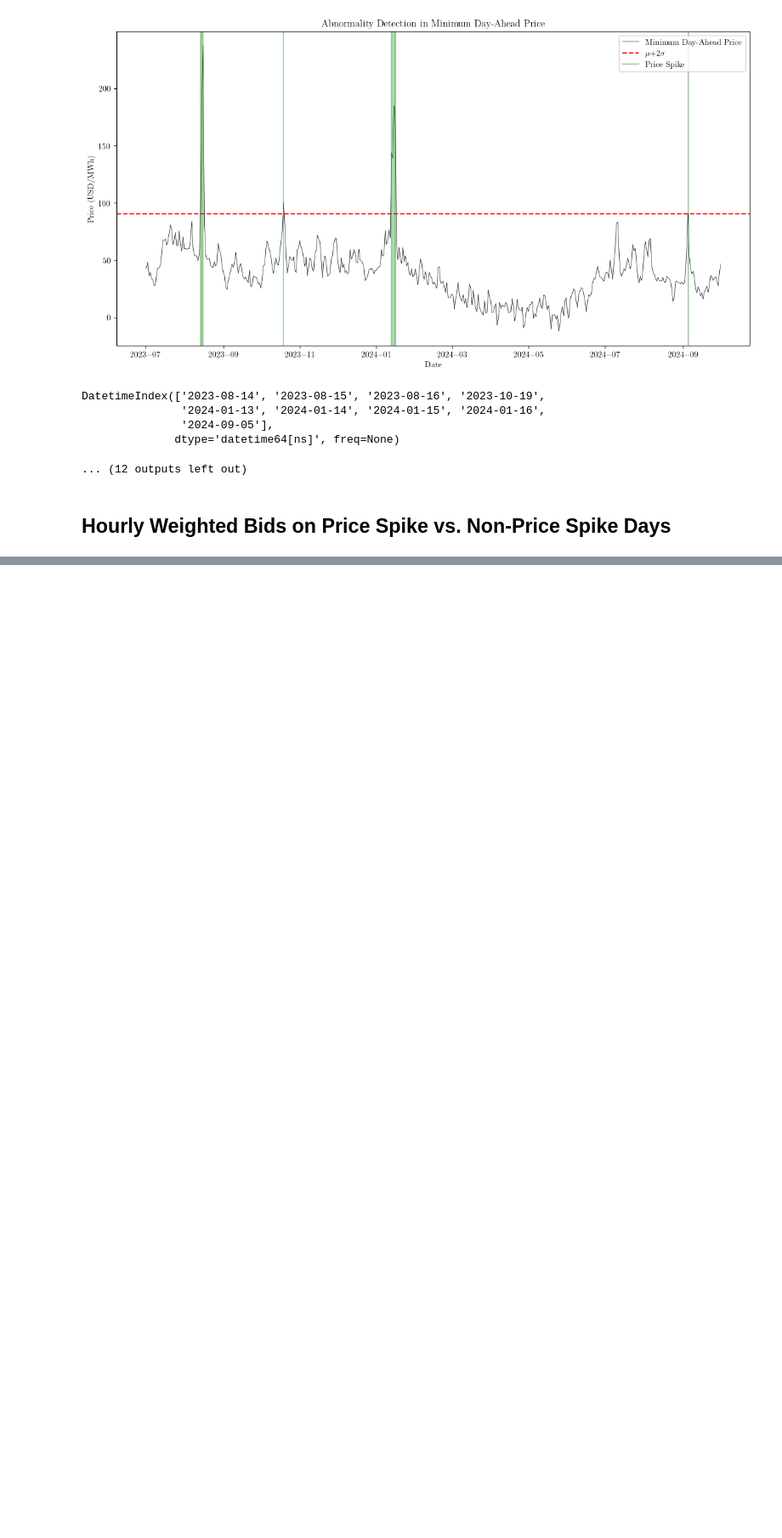
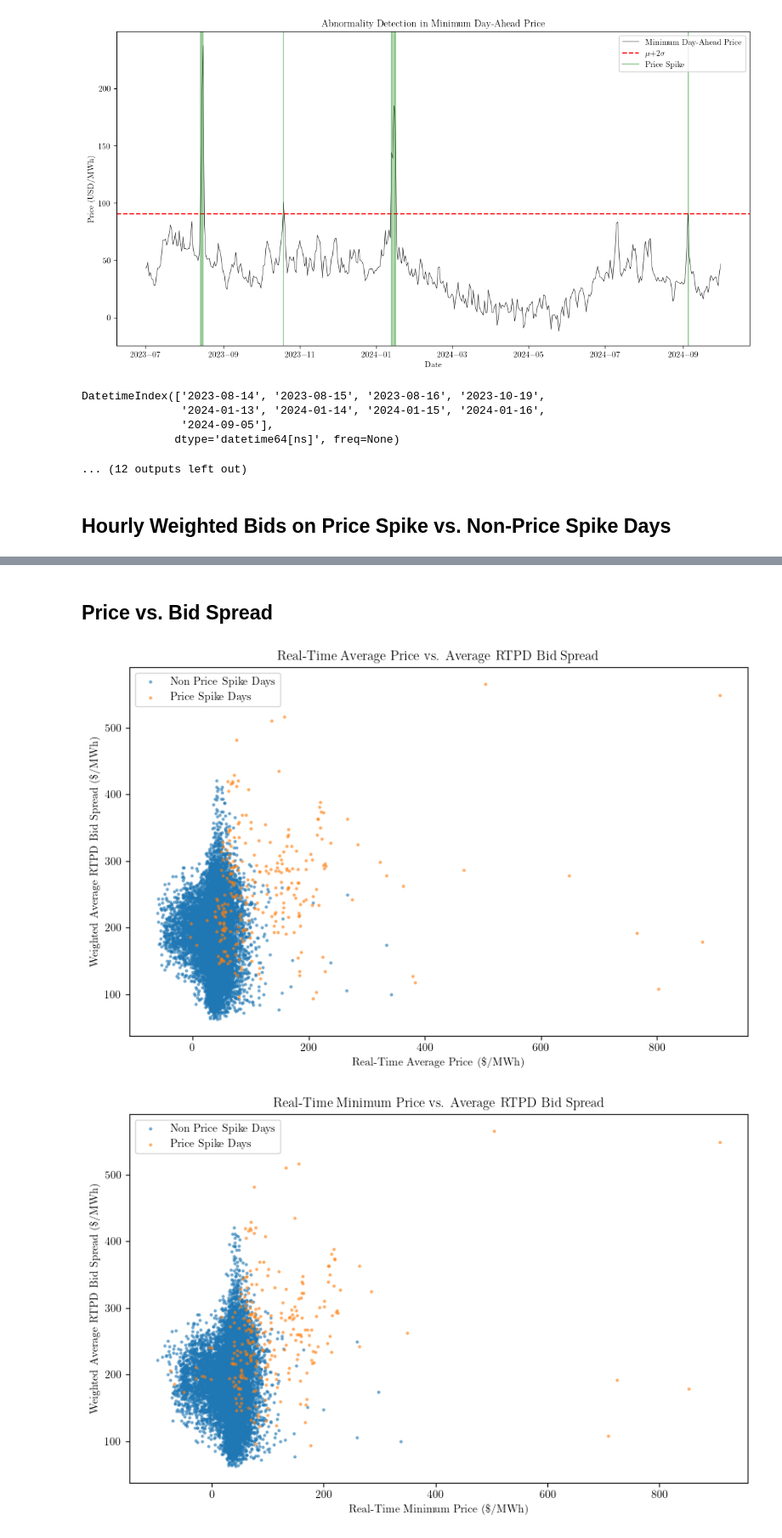
Before and after one commit to nmadev/CAISO-EnergyStorage, a Jupyter notebook: CAISO_ES_BIDS/CAISO_ES_BID_FINAL_ANALYSIS.ipynb, the cells around one changed output, grey strips where cells are left out. Shown at 85% size. Saved outputs shown, nothing was run; the diff lists cells and outputs as text; code cells hidden in the pictures; blank space fills up the shorter version.

```diff
--- a/CAISO_ES_BIDS/CAISO_ES_BID_FINAL_ANALYSIS.ipynb
+++ b/CAISO_ES_BIDS/CAISO_ES_BID_FINAL_ANALYSIS.ipynb
@@ -470,0 +493,2 @@ n non price spike: 10680
+# %% [markdown]
+## Price vs. Bid Spread
@@ -470,0 +536,75 @@ n non price spike: 10680
+# %%
+plot_price_bid_spread(
+    data=hourly_df,
+    spike_days=RTP_spike_days_avg,
+    market="rtpd",
+    price_col="rt_price_avg",
+    spike_days_description="Real-Time Average",
+)
+
+plot_price_bid_spread(
+    data=hourly_df,
+    spike_days=RTP_spike_days_min,
+    market="rtpd",
+    price_col="rt_price_min",
+    spike_days_description="Real-Time Minimum",
+)
+
+plot_price_bid_spread(
+    data=hourly_df,
+    spike_days=RTP_spike_days_max,
+    market="rtpd",
+    price_col="rt_price_max",
+    spike_days_description="Real-Time Maximum",
+)
+
+plot_price_bid_spread(
+    data=hourly_df,
+    spike_days=RTP_spike_days_avg,
+    market="ifm",
+    price_col="rt_price_avg",
+    spike_days_description="Real-Time Average",
+)
+
+plot_price_bid_spread(
+    data=hourly_df,
+    spike_days=RTP_spike_days_min,
+    market="ifm",
+    price_col="rt_price_min",
+    spike_days_description="Real-Time Minimum",
+)
+
+plot_price_bid_spread(
+    data=hourly_df,
+    spike_days=RTP_spike_days_max,
+    market="ifm",
+    price_col="rt_price_max",
+    spike_days_description="Real-Time Maximum",
+)
+
+plot_price_bid_spread(
+    data=hourly_df,
+    spike_days=DAP_spike_days_avg,
+    market="ifm",
+    price_col="da_price_avg",
+    spike_days_description="Day-Ahead Average",
+)
+
+plot_price_bid_spread(
+    data=hourly_df,
+    spike_days=DAP_spike_days_min,
+    market="ifm",
+    price_col="da_price_min",
+    spike_days_description="Day-Ahead Minimum",
+)
+
+plot_price_bid_spread(
+    data=hourly_df,
+    spike_days=DAP_spike_days_max,
+    market="ifm",
+    price_col="da_price_max",
+    spike_days_description="Day-Ahead Maximum",
+)
+# %% [output]
+[figure, added]
+[figure, added]
```
Also changed, not shown: parts of 4 cells of this notebook.
